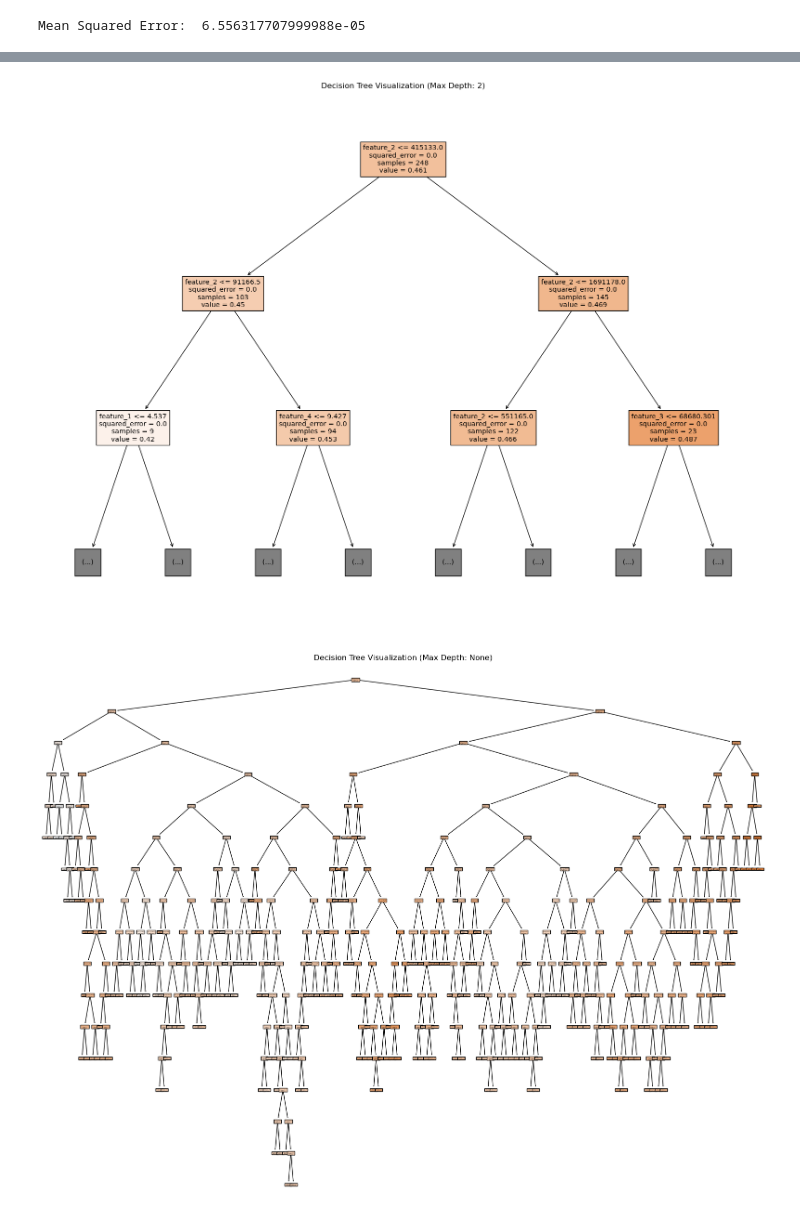
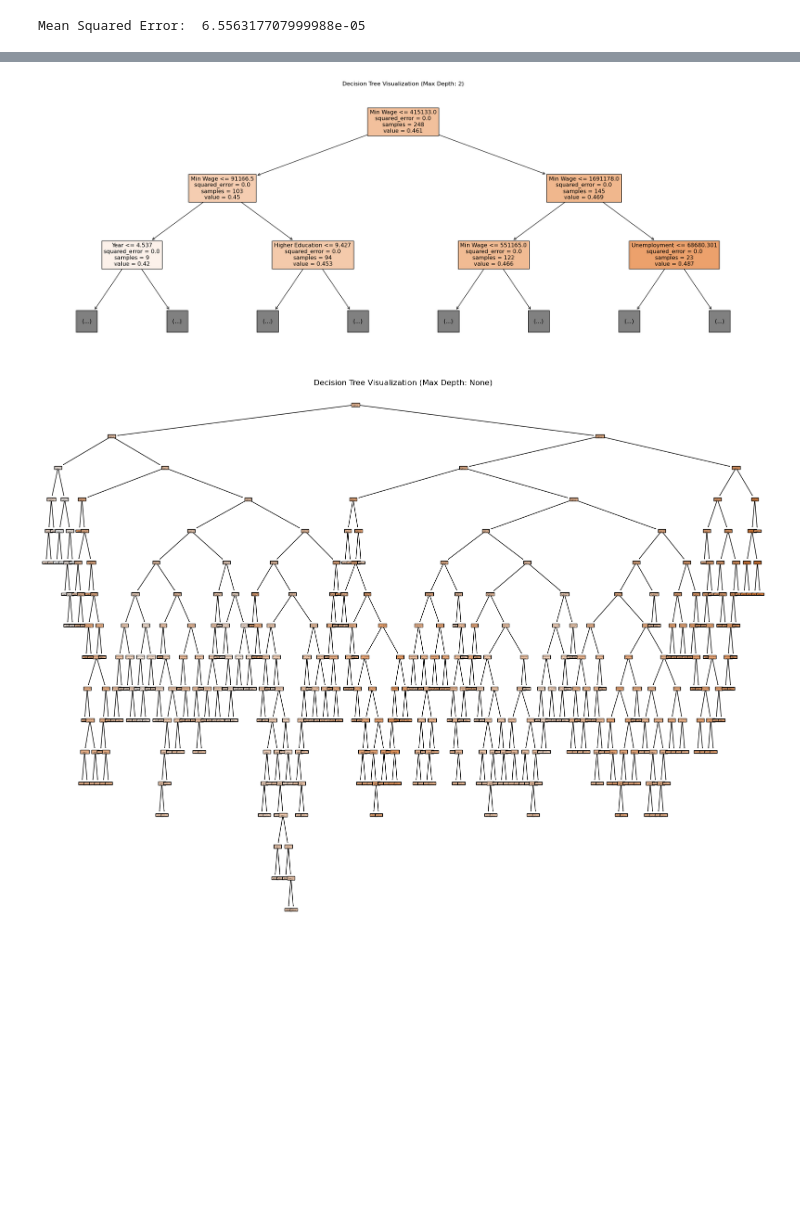
Before and after one commit to harshil0217/CMSE_Min_Wage_Project, a Jupyter notebook: Regression/Random_Forest_Regressor.ipynb, the cells around one changed output, grey strips where cells are left out. Drawn from its saved outputs; the diff is of its cells as text; code cells hidden in the pictures; blank space fills up the shorter version.

Commit message:
Added code for more clear visualization

```diff
--- a/Regression/Random_Forest_Regressor.ipynb
+++ b/Regression/Random_Forest_Regressor.ipynb
@@ -60,17 +79,16 @@ Mean Squared Error:  6.556317707999988e-05
 # %%
-# defining a new dataset as every column without the gini coefficient
-econ = state_econ[state_econ.columns[1:]]
-
 # extracting a single decision tree from the random forest
 tree = rf_regressor.estimators_[0]
 
+feature_names = ['State', 'Year', 'Min Wage', 'Unemployment', 'Higher Education', 'GDP per cap', '% w/ College Degree', 'Union Membership %', 'Adj Household Income']
+
 # Plotting the extracted tree with adjusted figure size and limited depth
-plt.figure(figsize=(20, 15))
-plot_tree(tree, filled=True, feature_names=[f"feature_{i}" for i in range(econ.shape[1])], max_depth=2)
+plt.figure(figsize=(27, 10))
+plot_tree(tree, filled=True, feature_names=feature_names, max_depth=2)
 plt.title(f"Decision Tree Visualization (Max Depth: 2)")
 plt.show()
 # %% [output]
-[figure, old version]
+[figure, new version]
 # %%
 # Plotting the extracted tree with adjusted figure size and without limited depth
 plt.figure(figsize=(20, 15))
```
Also changed, not shown: parts of 1 cell of this notebook.
